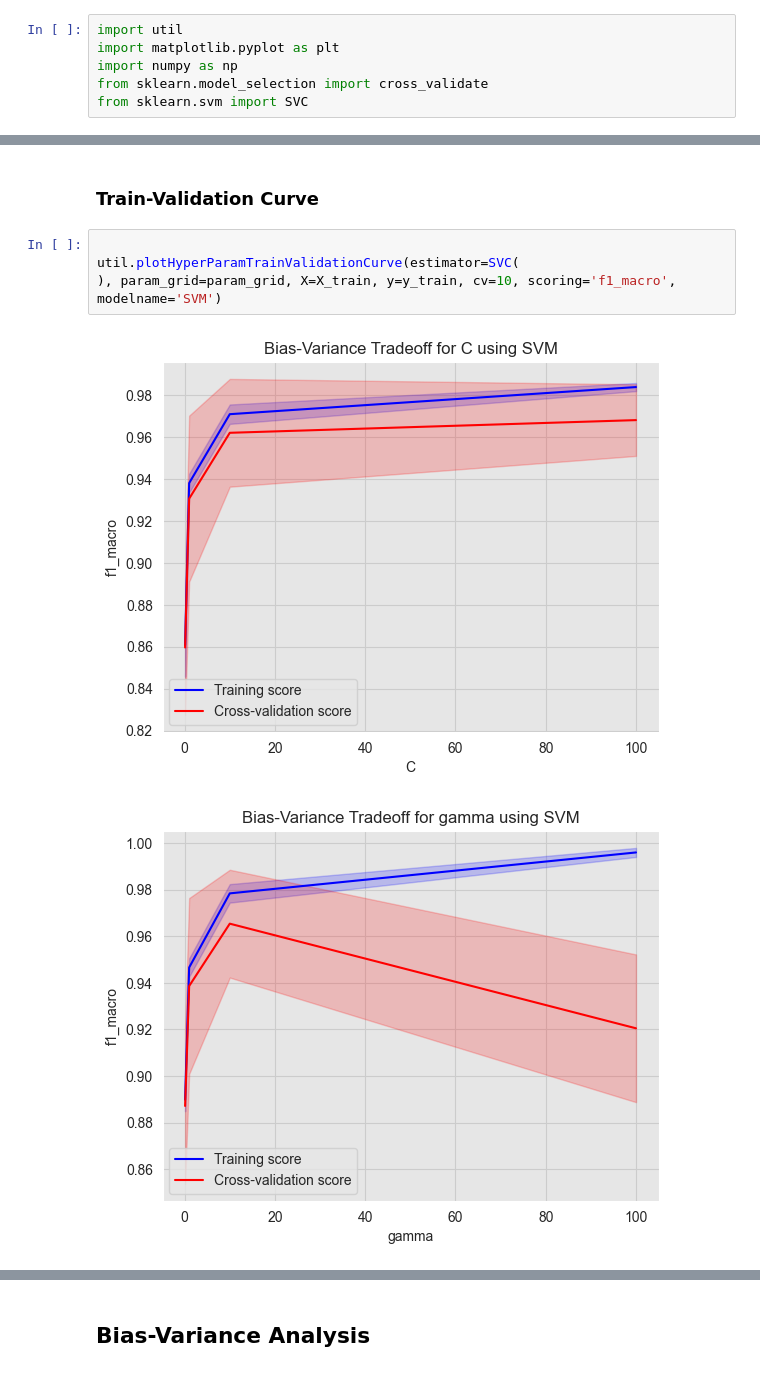
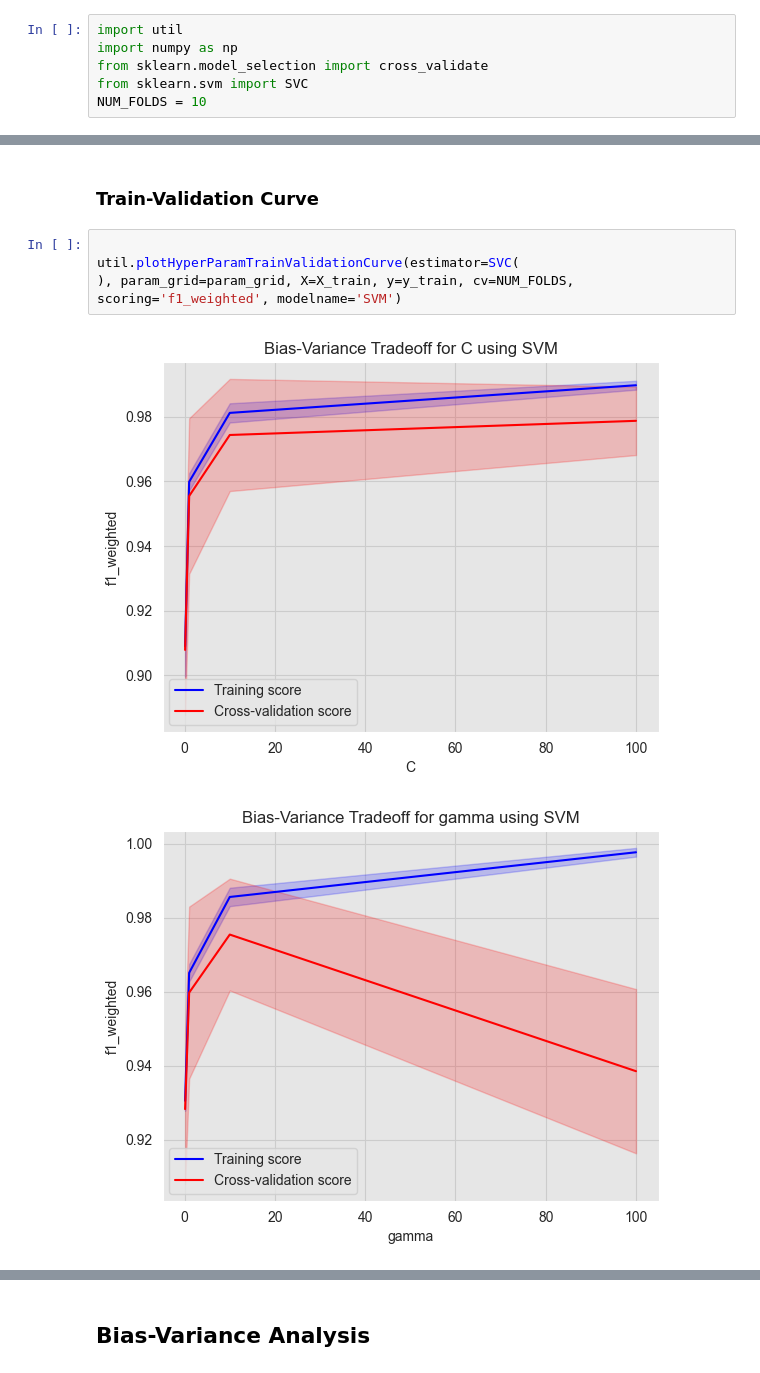
Before and after one commit to yahia3200/Body-Level-Classification, a Jupyter notebook: models/svm.ipynb, the cells around one changed output, grey strips where cells are left out. Cells and saved outputs as stored; diff of their text form.

```diff
--- a/models/svm.ipynb
+++ b/models/svm.ipynb
@@ -4,10 +4,10 @@
 ## Imports
 # %%
 import util
-import matplotlib.pyplot as plt
 import numpy as np
 from sklearn.model_selection import cross_validate
 from sklearn.svm import SVC
+NUM_FOLDS = 10
 # %% [markdown]
 ## Read the data
 # %% [markdown]
@@ -136,7 +139,7 @@ util.plotHyperParamHeatMaps(param_grid, grid_search, modelname='SVM')
 # %%
 
 util.plotHyperParamTrainValidationCurve(estimator=SVC(
-), param_grid=param_grid, X=X_train, y=y_train, cv=10, scoring='f1_macro', modelname='SVM')
+), param_grid=param_grid, X=X_train, y=y_train, cv=NUM_FOLDS, scoring='f1_weighted', modelname='SVM')
 # %% [output]
-[figure, old version]
+[figure, new version]
-[figure, old version]
+[figure, new version]
```
Also changed, not shown: parts of 10 cells of this notebook, 9 other files.
